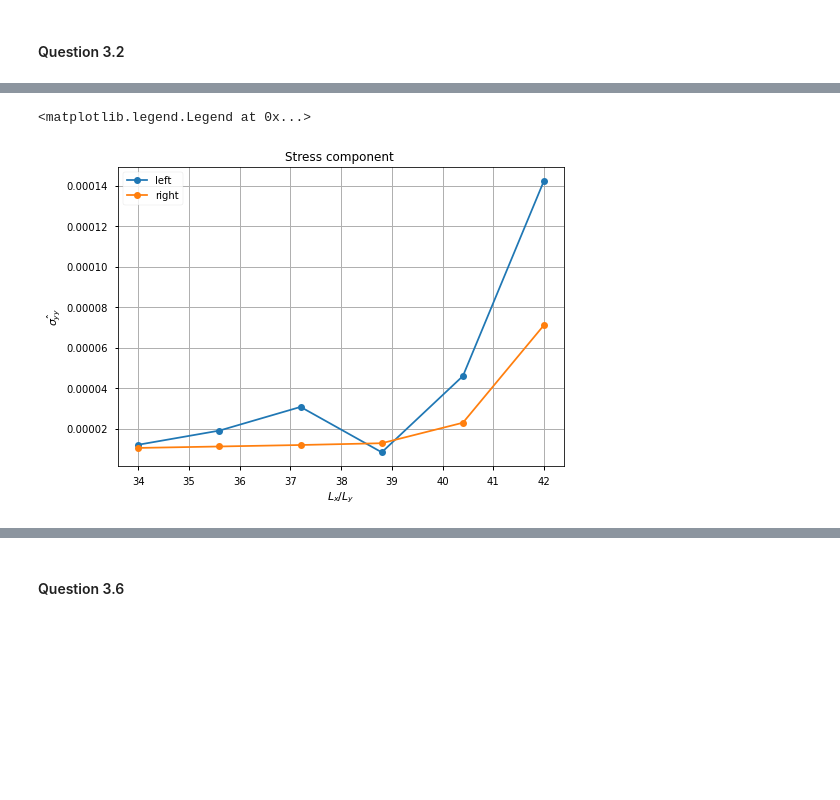
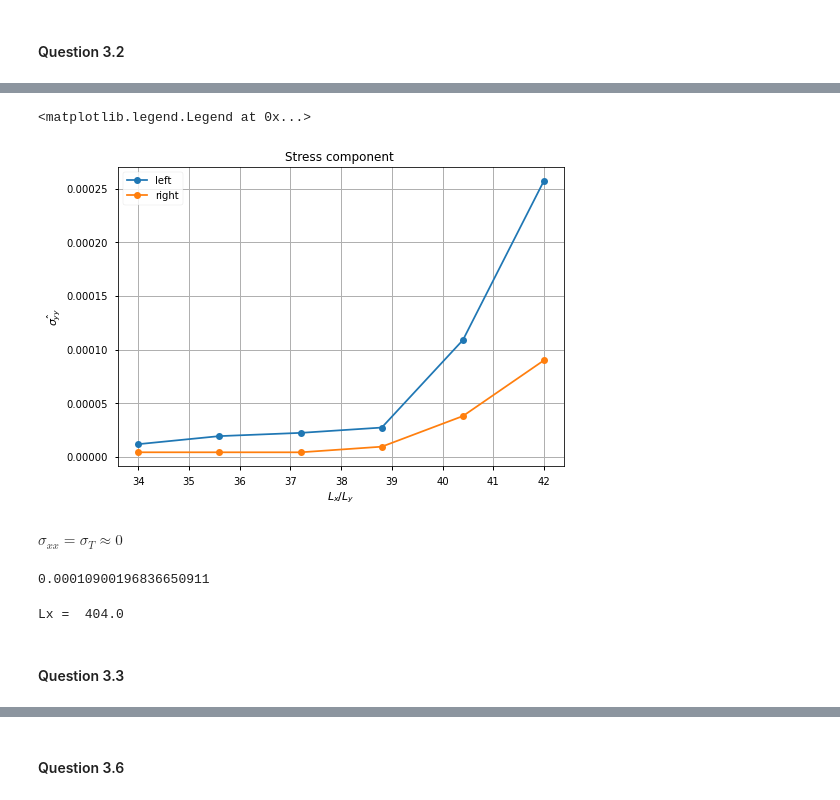
Before and after one commit to a-latyshev/Fenics_AMMS_2021, a Jupyter notebook: 04-Bifurcation/TP2.ipynb, the cells around one changed output, grey strips where cells are left out. Saved outputs shown, nothing was run; the diff lists cells and outputs as text; code cells hidden in the pictures; blank space fills up the shorter version.

```diff
--- a/04-Bifurcation/TP2.ipynb
+++ b/04-Bifurcation/TP2.ipynb
@@ -341,5 +375,0 @@ KeyboardInterrupt:
-# %%
-Lx = 30 * Ly
-params = {'Lx':1, 'Y':Y/Y, 'nu':nu, 'Ly':Ly/Lx, 'alpha':alpha, 'Gamma':Gamma, 'rho_g':rho*g*Lx/Y, 'load_max':1.5, 'nsteps':50, 'load_min':0, 'nx':30, 'ny':10 }
-hypsol = HyperelasticitySolver(params)
-params
@@ -410,28 +392,0 @@ plt.legend()
-# %%
-ks = np.linspace(34, 42, 6)
-max_stress = ks * 0.
-left_stress = ks * 0.
-right_stress = ks * 0.
-hypsol = HyperelasticitySolver(params)
-plt.figure(1)
-
-for i, k in enumerate(ks):
-    Lx = k * Ly
-    params = {'Lx':1, 'Y':Y/Y, 'nu':nu, 'Ly':Ly/Lx, 'alpha':alpha, 'Gamma':Gamma, 'rho_g':rho*g*Lx/Y, 'load_max':1, 'nsteps':100, 'load_min':0, 'nx':30, 'ny':10 }
-
-    loads, displ = hypsol.solve(params)
-
-    stress_field_space = dolfin.FunctionSpace(hypsol.mesh, 'DG', 1)
-    hypsol.strain_displacement()
-    sigma = hypsol.stress_strain()
-    fe_sigma_xx = dolfin.project(sigma[0,0], stress_field_space)
-    fe_sigma_yy = dolfin.project(sigma[1,1], stress_field_space)
-
-    max_stress[i] = fe_sigma_yy(0, params['Ly'])
-    left_stress[i] = np.max(fe_sigma_xx.compute_vertex_values())
-    right_stress[i] = np.max(fe_sigma_yy.compute_vertex_values())
-
-    plt.plot(loads, displ, "o", label=(r'$L_x = $' + str(round(Lx,2))) + 'm')
-    plt.xlabel("load")
-    plt.ylabel("end-displacement")
-    plt.legend()
@@ -439,0 +395,4 @@ for i, k in enumerate(ks):
+# %%
+Ly = 10
+Lx = Ly*44.7
+print('Lx = ', Lx)
@@ -439,0 +401,3 @@ for i, k in enumerate(ks):
+# %%
+ks = np.linspace(34, 42, 6)
+max_sigma_xx, max_sigma_yy, _ = findLengthForStrengthLimites(ks, hypsol, Ly, Y, params, load_max=1, nsteps=100)
@@ -440,12 +406,25 @@ for i, k in enumerate(ks):
 # %%
-# plt.plot(ks, np.abs(max_stress), "o", label=('left'))
-plt.plot(ks, np.abs(left_stress), "o-", label=('left'))
-plt.plot(ks, np.abs(right_stress), "o-", label=('right'))
+plt.plot(ks, np.abs(max_sigma_xx), "o-", label=('left'))
+plt.plot(ks, np.abs(max_sigma_yy), "o-", label=('right'))
 plt.xlabel(r'$L_x/L_y$')
 plt.ylabel(r'$\hat{\sigma_{yy}}$')
 plt.title('Stress component ')
 plt.grid()
 plt.legend()
 # %% [output]
 <matplotlib.legend.Legend at 0x...>
-[figure, old version]
+[figure, new version]
+# %% [markdown]
+$\sigma_{xx} = \sigma_T \approx 0$
+# %%
+max_sigma_xx[4]
+# %% [output]
+0.00010900196836650911
+# %%
+Ly = 10
+Lx = Ly*ks[4]
+print('Lx = ', Lx)
+# %% [output]
+Lx =  404.0
+# %% [markdown]
+#### Question 3.3
```
Also changed, not shown: parts of 49 cells of this notebook.
